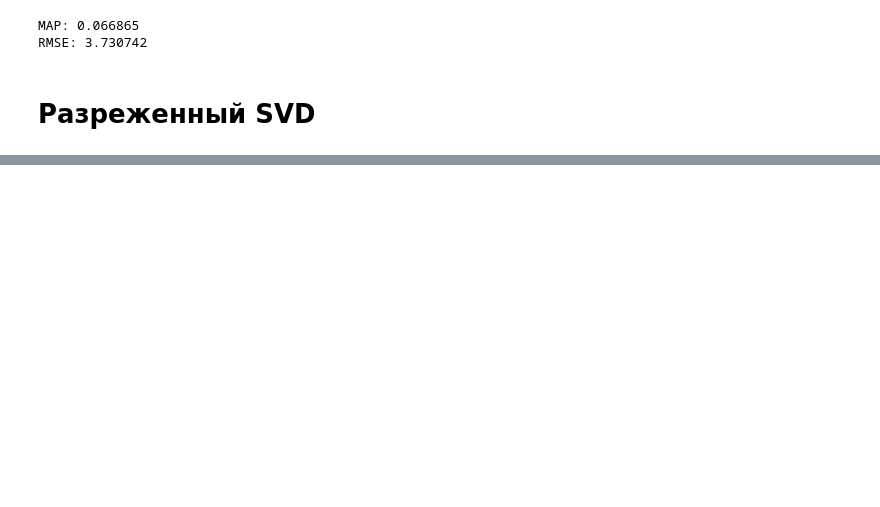
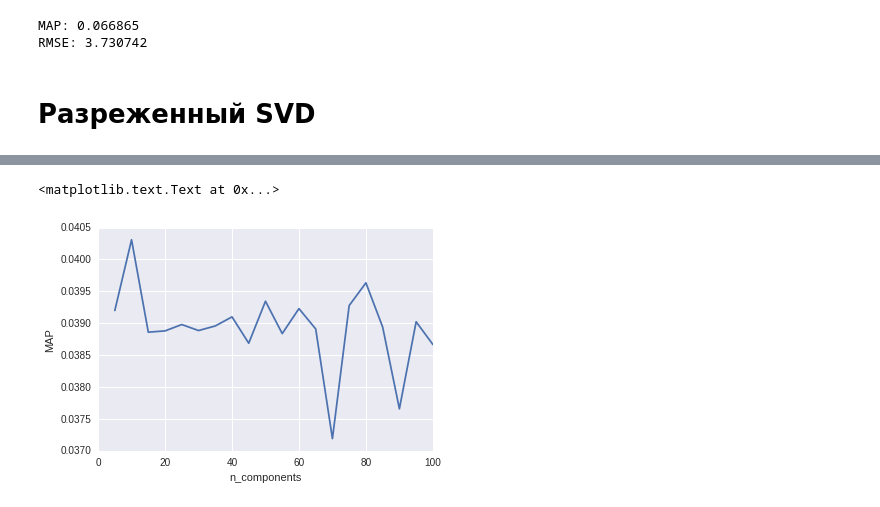
Before and after one commit to YRustt/Contests, a Jupyter notebook: Recomendation system/test2.ipynb, the cells around one changed output, grey strips where cells are left out. Cells and saved outputs as stored; diff of their text form; code cells hidden in the pictures; blank space fills up the shorter version.

```diff
--- a/Recomendation system/test2.ipynb
+++ b/Recomendation system/test2.ipynb
@@ -259,3 +274,25 @@ MAP: 0.066865
 RMSE: 3.730742
 # %% [markdown]
 # Разреженный SVD
+# %%
+def run_svd(n_components):
+    model2 = TruncatedSVD(n_components=10)
+
+    R3 = R.copy(deep=True)
+    model2.fit(R3)
+    R3 = pd.DataFrame(data=np.dot(model2.transform(R3), model2.components_),
+                      index=R.index,
+                      columns=R.columns)
+
+    map_m = map_metric(R3, test)
+    rmse_m = rmse_metric(R3, test)
+    print('I: %i\tMAP: %f\tRMSE: %f' % (i, map_m, rmse_m))
+    return (n_components, map_m, rmse_m)
+# %%
+xs, ys, zs = [], [], []
+
+for i in range(5, 101, 5):
+    x, y, z = run_svd(i)
+    xs.append(x)
+    ys.append(y)
+    zs.append(z)
@@ -261,0 +320,7 @@ RMSE: 3.730742
+# %%
+plt.plot(xs, ys)
+plt.xlabel('n_components')
+plt.ylabel('MAP')
+# %% [output]
+<matplotlib.text.Text at 0x...>
+[figure, added]
```
Also changed, not shown: parts of 7 cells of this notebook.
